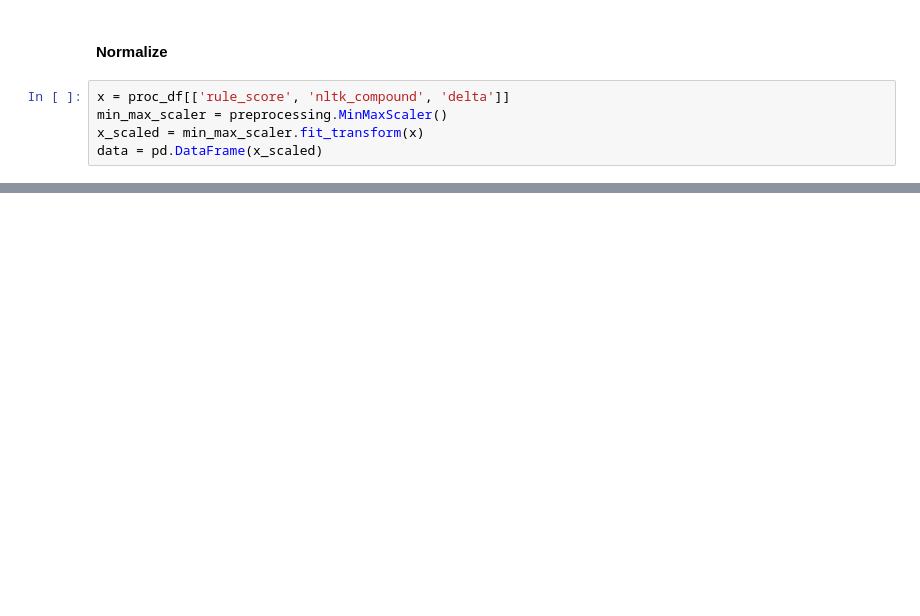
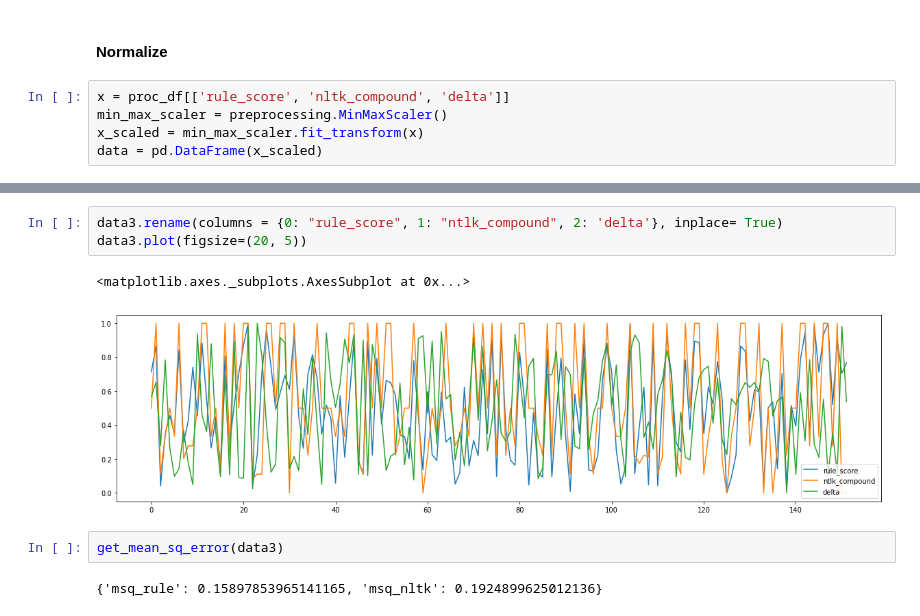
Before and after one commit to shrimpynuts/news-sentiment, a Jupyter notebook: willsu/prep_train_data.ipynb, the cells around one changed output, grey strips where cells are left out. Saved outputs shown, nothing was run; the diff lists cells and outputs as text; blank space fills up the shorter version.

```diff
--- a/willsu/prep_train_data.ipynb
+++ b/willsu/prep_train_data.ipynb
@@ -288,0 +340,10 @@ data.plot(figsize=(20, 5))
+# %%
+data3.rename(columns = {0: "rule_score", 1: "ntlk_compound", 2: 'delta'}, inplace= True)
+data3.plot(figsize=(20, 5))
+# %% [output]
+<matplotlib.axes._subplots.AxesSubplot at 0x...>
+[figure, added]
+# %%
+get_mean_sq_error(data3)
+# %% [output]
+{'msq_rule': 0.15897853965141165, 'msq_nltk': 0.1924899625012136}
```
Also changed, not shown: parts of 14 cells of this notebook.
